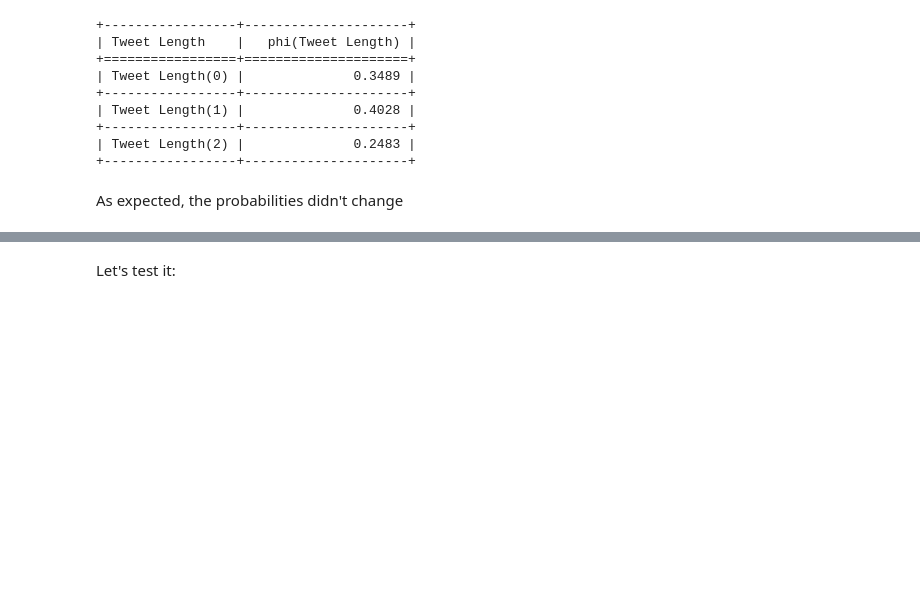
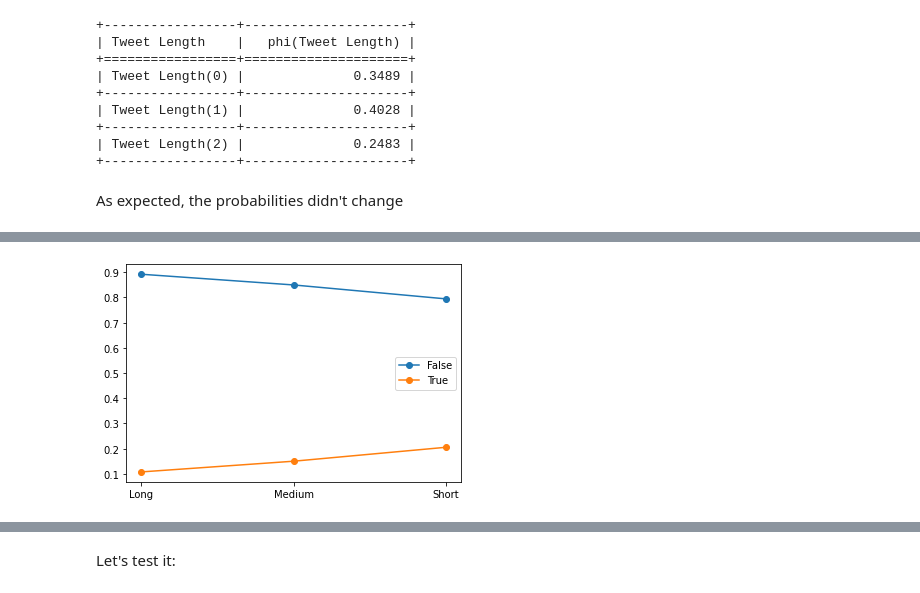
Before and after one commit to Kamugg/Project-FAIKR, a Jupyter notebook: ProjectFAIKR.ipynb, the cells around one changed output, grey strips where cells are left out. Cells and saved outputs as stored; diff of their text form; code cells hidden in the pictures; blank space fills up the shorter version.

```diff
--- a/ProjectFAIKR.ipynb
+++ b/ProjectFAIKR.ipynb
@@ -1597,0 +1603,5 @@ As expected, the probabilities didn't change
+# %%
+evidence['Company'] = t_d['Company']['Delta']
+plot_probs('Thank', 'Tweet Length', evidence)
+# %% [output]
+[figure, added]
```
Also changed, not shown: parts of 63 cells of this notebook.
